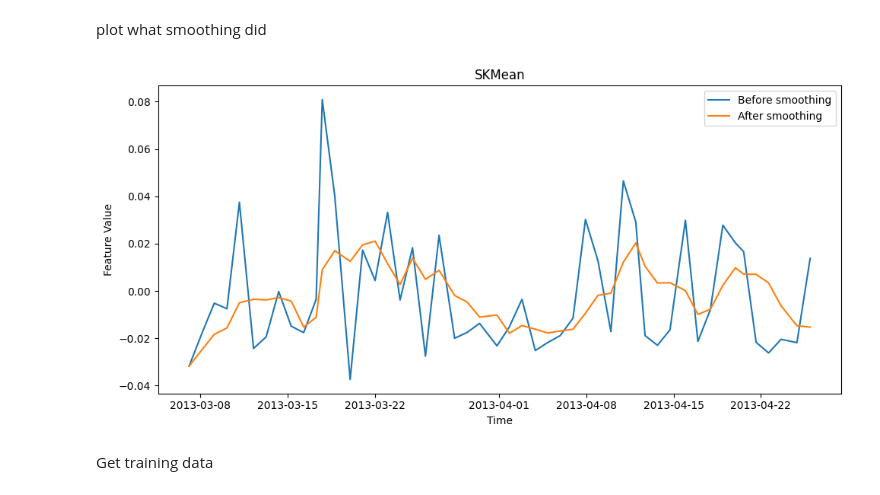
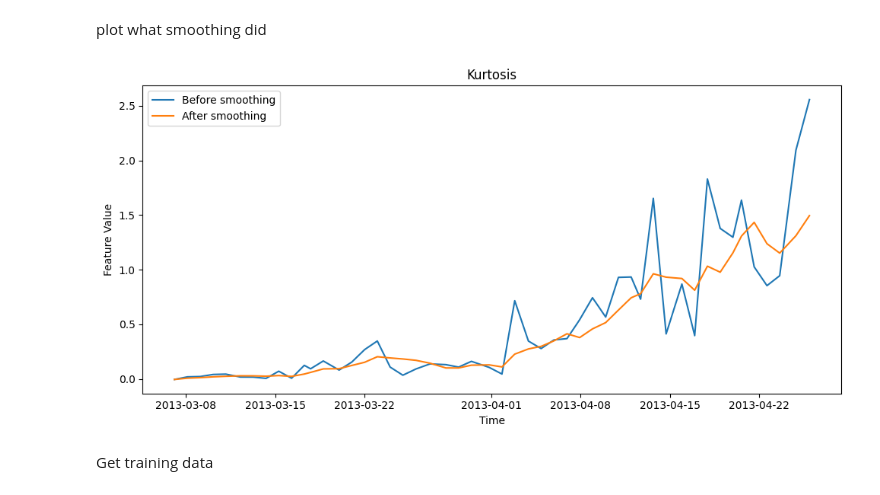
Before and after one commit to buchbindern/MathworksInPython, a Jupyter notebook: WindTurbineDegradation/WindTurbineDegradation.ipynb, the cells around one changed output. Cells and saved outputs as stored; diff of their text form; code cells hidden in the pictures.

```diff
--- a/WindTurbineDegradation/WindTurbineDegradation.ipynb
+++ b/WindTurbineDegradation/WindTurbineDegradation.ipynb
@@ -107,32 +81,18 @@ Smooth the features with 5 day rolling average
 # %%
-# sort by date
-features_df["Date"] = pd.to_datetime(features_df["Date"])
-features_df = features_df.sort_values("Date").reset_index(drop=True)
 
-def matlab_causal_movmean(data, window_size):
+def smooth_data(data, window_size):
     result = np.zeros_like(data, dtype=float)
 
     for i in range(len(data)):
-        # Causal window: look back up to window_size-1 samples, plus current sample
         start_idx = max(0, i - window_size + 1)
-        end_idx = i + 1  # +1 because slicing is exclusive of end
-
-        # Take mean of the window
+        end_idx = i + 1  # being inclusive
+        # get the mean
         result[i] = np.mean(data[start_idx:end_idx])
 
     return result
-# Create a copy for smoothing (don't modify original)
+
 features_df_smooth = features_df.copy()
 
-# Get date column
-date_col = features_df["Date"]
-
-# Apply MATLAB-style causal moving mean to numeric columns
-numeric_columns = features_df.select_dtypes(include=[np.number]).columns
-
-for col in numeric_columns:
-    # Apply causal moving mean with window=5, lag=[5,0]
-    features_df_smooth[col] = matlab_causal_movmean(features_df[col].values, window_size=5)
-
-# Save smoothed features
-features_df_smooth.to_csv("wt_bearing_features_smooth.csv", index=False)
+for col in features_df.columns:
+    if col != "Date":
+        features_df_smooth[col] = smooth_data(features_df[col].values, window_size=5)
@@ -141,17 +103,17 @@ plot what smoothing did
 # %%
 import matplotlib.pyplot as plt
 
 plt.figure(figsize=(10, 5))
-plt.plot(features_df["Date"], features_df["SKMean"], label="Before smoothing")
-plt.plot(features_df_smooth["Date"], features_df_smooth["SKMean"], label="After smoothing")
+plt.plot(features_df["Date"], features_df["Kurtosis"], label="Before smoothing")
+plt.plot(features_df_smooth["Date"], features_df_smooth["Kurtosis"], label="After smoothing")
 plt.xlabel("Time")
 plt.ylabel("Feature Value")
-plt.title("SKMean")
+plt.title("Kurtosis")
 plt.legend()
 plt.tight_layout()
 plt.show()
 # %% [output]
-[figure, old version]
+[figure, new version]
 # %% [markdown]
 Get training data
 # %%
```
Also changed, not shown: parts of 15 cells of this notebook, 4 other files.
